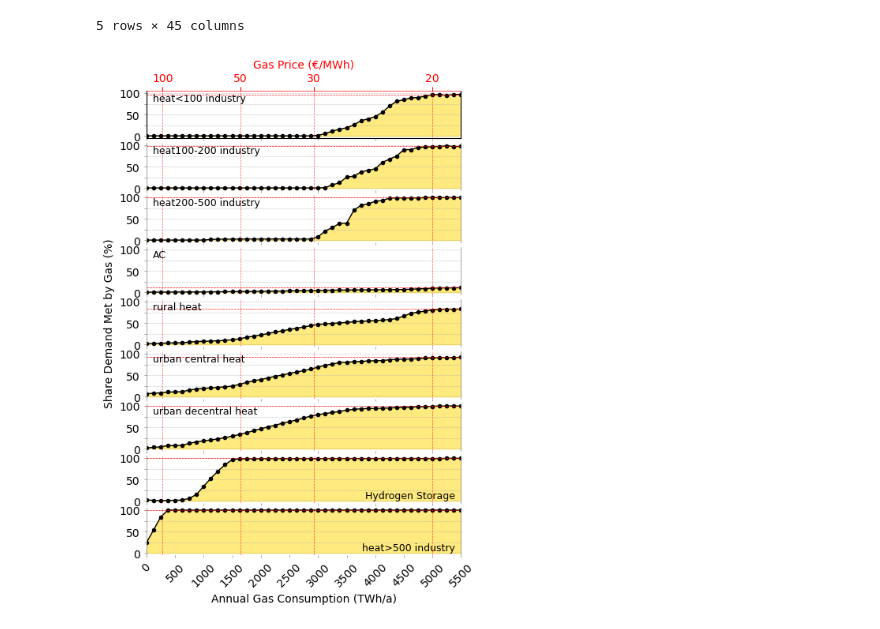
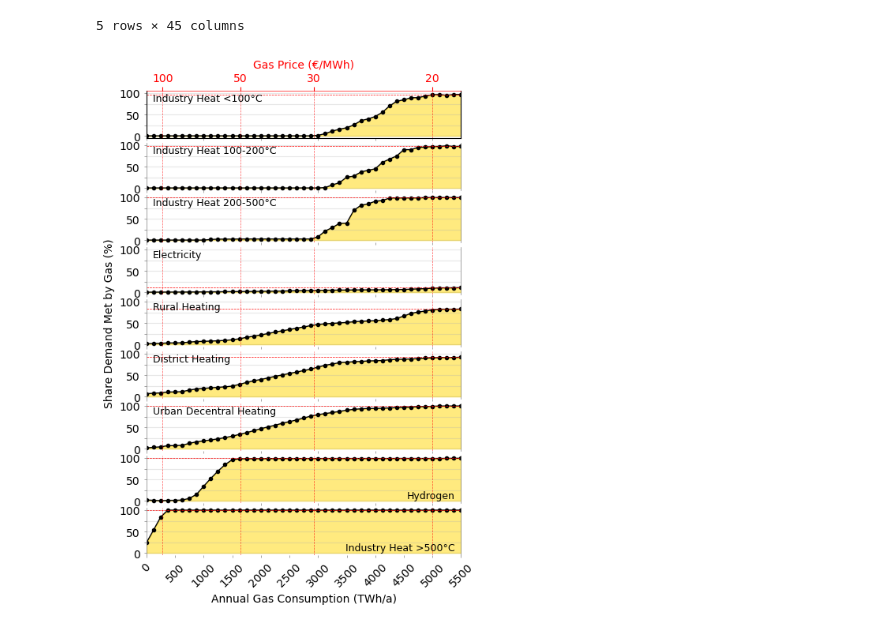
Before and after one commit to LukasFrankenQ/resilient-pypsa-eur, a Jupyter notebook: notebooks/plot_carrier_wise_gas_phaseout.ipynb, the cells around one changed output. Cells and saved outputs as stored; diff of their text form; code cells hidden in the pictures.

```diff
--- a/notebooks/plot_carrier_wise_gas_phaseout.ipynb
+++ b/notebooks/plot_carrier_wise_gas_phaseout.ipynb
@@ -35,6 +35,18 @@ gas_techs_by_bus = {
     "Hydrogen Storage": ["SMR"],
     "heat>500 industry": ["heat>500 industry gas"],
 }
+
+nice_names = {
+    "heat<100 industry": "Industry Heat <100°C",
+    "heat100-200 industry": "Industry Heat 100-200°C",
+    "heat200-500 industry": "Industry Heat 200-500°C",
+    "AC": "Electricity",
+    "rural heat": "Rural Heating",
+    "urban central heat": "District Heating",
+    "urban decentral heat": "Urban Decentral Heating",
+    "Hydrogen Storage": "Hydrogen",
+    "heat>500 industry": "Industry Heat >500°C",
+}
 # %%
 idx = pd.IndexSlice
 
@@ -82,11 +94,11 @@ for i, (bc, techs) in enumerate(gas_techs_by_bus.items()):
     # Add bus carrier name as text
     if i >= len(gas_techs_by_bus) - 2:
         # Bottom two: place in bottom right
-        ax.text(0.98, 0.05, bc, transform=ax.transAxes, fontsize=9,
+        ax.text(0.98, 0.05, nice_names[bc], transform=ax.transAxes, fontsize=9,
                 verticalalignment='bottom', horizontalalignment='right')
     else:
         # Others: place in top left
-        ax.text(0.02, 0.95, bc, transform=ax.transAxes, fontsize=9,
+        ax.text(0.02, 0.95, nice_names[bc], transform=ax.transAxes, fontsize=9,
                 verticalalignment='top', horizontalalignment='left')
 
     # Set ylabel only for middle axis
@@ -112,31 +124,31 @@ for i, (bc, techs) in enumerate(gas_techs_by_bus.items()):
     ax.set_ylim(-5, 105)
 
     # Make tick marks more subtle
     ax.tick_params(axis='both', which='major', length=2, width=0.5, color='grey')
 
     ax.spines['top'].set_visible(False)
     ax.spines['bottom'].set_visible(False)
 
     if gas_percentage.values.max() < 100:
         ax.axhline(gas_percentage.values.max(), color='r', linestyle='--', linewidth=0.5)
     # Add twin x-axis for the first (top) subplot
     if i == 0:
         ax2 = ax.twiny()
         ax2.set_xlim(ax.get_xlim())
         ax2.set_xticks([x_at_price[p] for p in price_thresholds])
         ax2.set_xticklabels([f'{p}' for p in price_thresholds])
         ax2.set_xlabel('Gas Price (€/MWh)', color='red')
         ax2.tick_params(axis='x', colors='red')
         ax2.spines['top'].set_edgecolor('red')
         ax2.spines['top'].set_linewidth(0.5)
 
 axes[-1].set_xticks(range(0, 6000, 500))
 axes[-1].set_xticklabels(range(0, 6000, 500), rotation=45)
 axes[-1].set_xlabel('Annual Gas Consumption (TWh/a)')
 
 plt.tight_layout(h_pad=-0.2)
 
 plt.savefig('gas_phaseout_sector_by_sector.pdf')
 plt.show()
 # %% [output]
-[figure, old version]
+[figure, new version]
```
Also changed, not shown: 1 other file.
